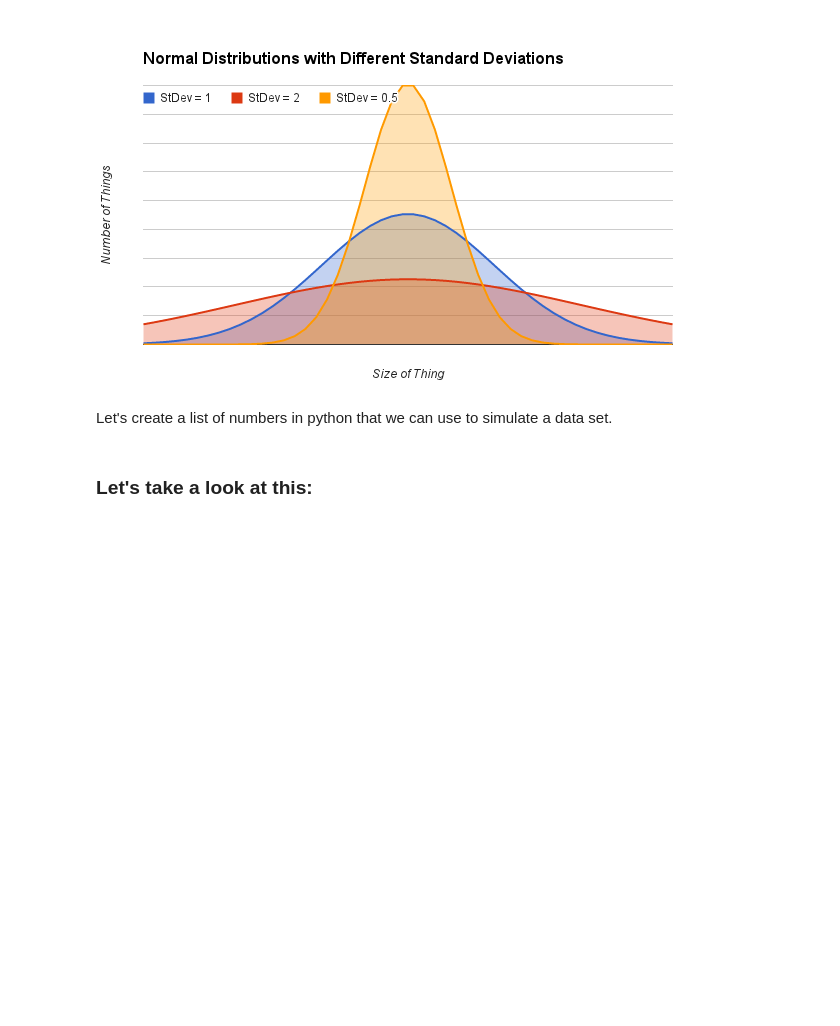
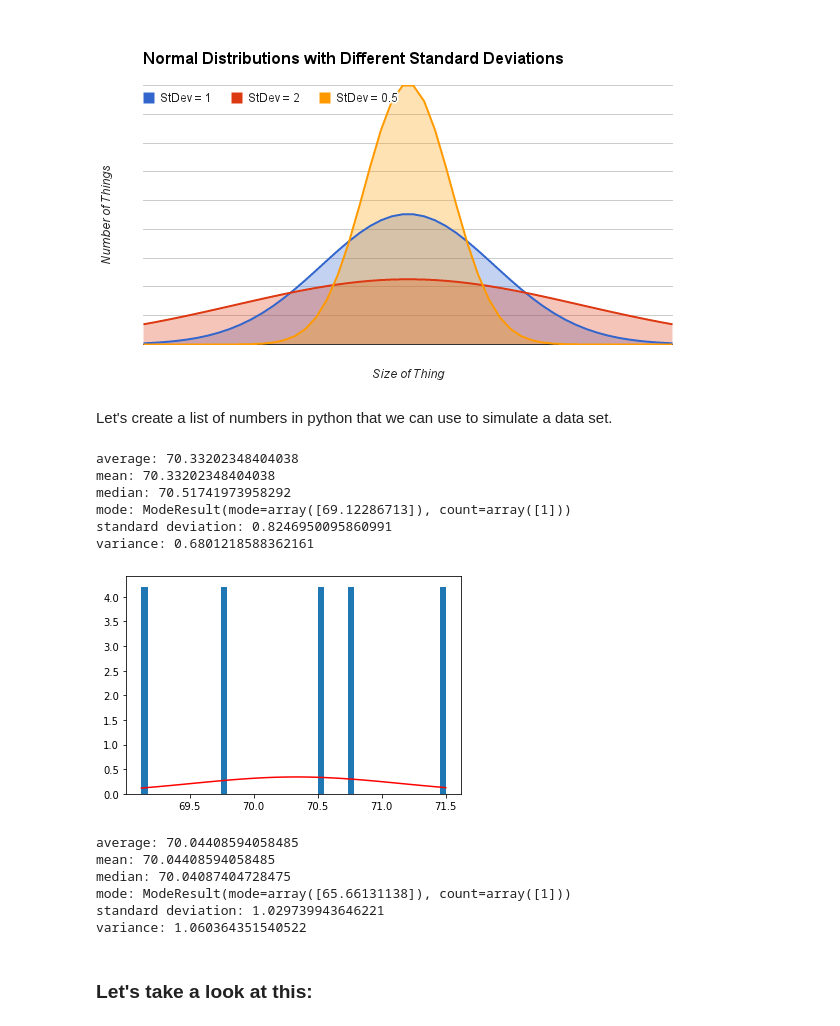
Before and after one commit to FaustoRosado/I2020_DS, a Jupyter notebook: week-015/week-15-class-1.ipynb, the cells around one changed output. Saved outputs shown, nothing was run; the diff lists cells and outputs as text; code cells hidden in the pictures; blank space fills up the shorter version.

```diff
--- a/week-015/week-15-class-1.ipynb
+++ b/week-015/week-15-class-1.ipynb
@@ -139,6 +139,50 @@ $$ s =  \sqrt{\frac{\sum{(x_i-\bar{X})}^2}{n-1}} $$
 ![image.png](attachment:3af08f04-e60f-47fd-9a28-d78085a3a45e.png)
 # %% [markdown]
 Let's create a list of numbers in python that we can use to simulate a data set.
+# %%
+
+import numpy as np
+from scipy.stats import mode
+
+
+data = np.random.normal(loc=70, scale=1, size=5)
+
+print(f"average: {np.average(data)}")
+print(f"mean: {np.mean(data)}")
+print(f"median: {np.median(data)}")
+print(f"mode: {mode(data)}")
+print(f"standard deviation: {np.std(data)}")
+print(f"variance: {np.var(data)}")
+# %% [output]
+average: 70.33202348404038
+mean: 70.33202348404038
+median: 70.51741973958292
+mode: ModeResult(mode=array([69.12286713]), count=array([1]))
+standard deviation: 0.8246950095860991
+variance: 0.6801218588362161
+# %%
+import matplotlib.pyplot as plt
+
+sigma = np.std(data)
+mu = np.mean(data)
+
+
+# making histogram -> chart for frequency
+# by binning, output a bar chart, how many data pts within that range
+
+count, bins, ignored = plt.hist(data, 50, density=True)
+
+# sigma is the standard deviation
+
+norm_dist = 1/(sigma * np.sqrt(4 * np.pi)) * np.exp( - (bins - mu)**2 / (2 * sigma**2))
+
+# to see how close to normal distribution
+
+plt.plot(bins, norm_dist,  linewidth=1.5, color='r')
+
+plt.show()
+# %% [output]
+[figure, added]
 # %%
 # this creates a random array of 200 numbers
 # normally distributed with mean 70 (inches) and with a standard deviation of 3 (inches).
@@ -146,9 +190,12 @@ Let's create a list of numbers in python that we can use to simulate a data set.
 
 # we'll be using scipy for the mode calculation
 
+
+import numpy as np
 from scipy.stats import mode
 
-data = np.random.normal(loc=70, scale=1, size=5000)
+
+data = np.random.normal(loc=70, scale=1, size=500)
 
 print(f"average: {np.average(data)}")
 print(f"mean: {np.mean(data)}")
@@ -156,6 +203,13 @@ print(f"median: {np.median(data)}")
 print(f"mode: {mode(data)}")
 print(f"standard deviation: {np.std(data)}")
 print(f"variance: {np.var(data)}")
+# %% [output]
+average: 70.04408594058485
+mean: 70.04408594058485
+median: 70.04087404728475
+mode: ModeResult(mode=array([65.66131138]), count=array([1]))
+standard deviation: 1.029739943646221
+variance: 1.060364351540522
 # %% [markdown]
 ### Let's take a look at this:
 # %%
```
Also changed, not shown: parts of 9 cells of this notebook, 7 other files.
